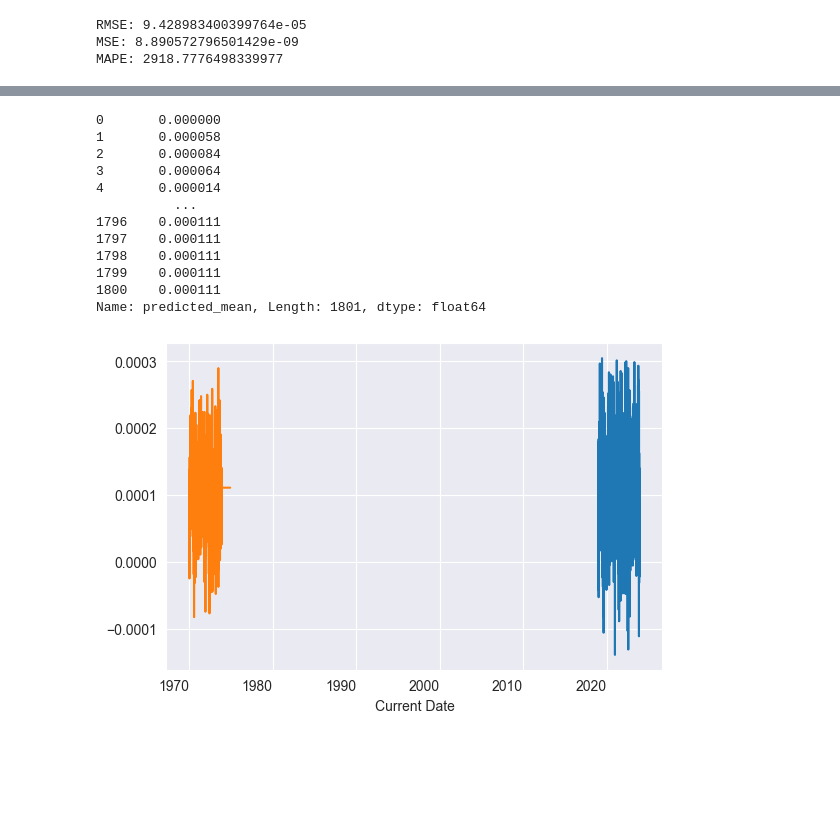
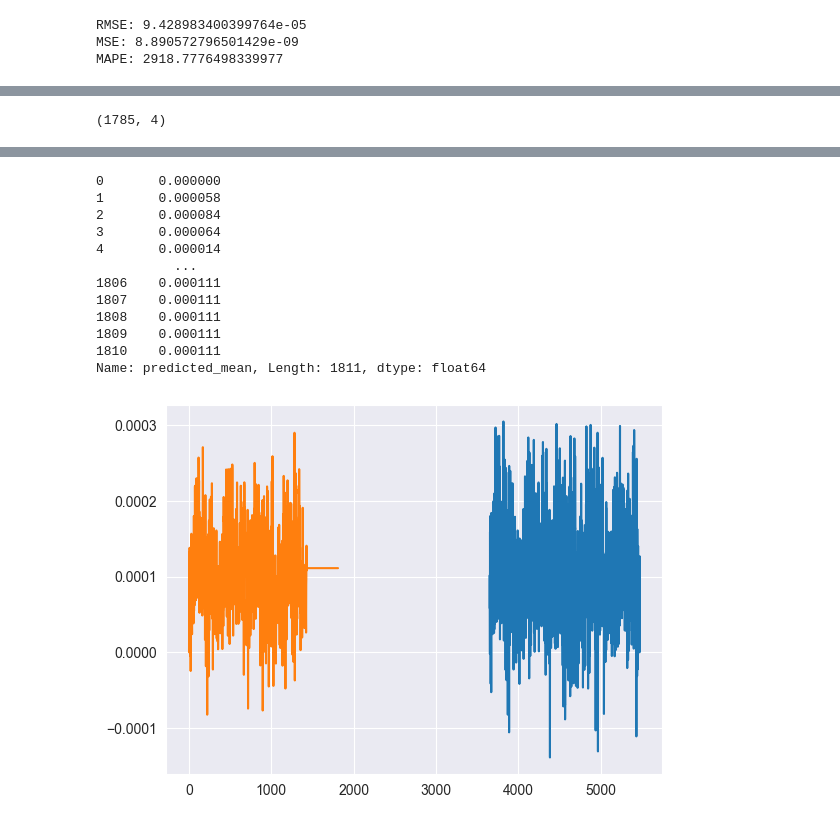
Before and after one commit to VanujaDesilva/Analyzing-HCHO-Gas-Levels-in-Sri-Lanka, a Jupyter notebook: DataPreProcessing.ipynb, the cells around one changed output, grey strips where cells are left out. Saved outputs shown, nothing was run; the diff lists cells and outputs as text; code cells hidden in the pictures; blank space fills up the shorter version.

```diff
--- a/DataPreProcessing.ipynb
+++ b/DataPreProcessing.ipynb
@@ -97,9 +97,9 @@ jaffna_df
 | 5477 | 0.000065 | Jaffna Proper | 2023-12-31 | 2024-01-01 |
 1826 rows × 4 columns
 # %%
-jaffna_df= jaffna_df.drop(columns=['Next Date'])
-jaffna_df["Current Date"] = pd.to_datetime(jaffna_df["Current Date"])
-jaffna_df.set_index("Current Date", inplace=True)
+# jaffna_df= jaffna_df.drop(columns=['Next Date'])
+# jaffna_df["Current Date"] = pd.to_datetime(jaffna_df["Current Date"])
+# jaffna_df.set_index("Current Date", inplace=True)
 # %%
 deniyaya_df
 # %% [output]
@@ -941,3 +933,7 @@ Freq: D, Name: predicted_mean, Length: 1801, dtype: float64
+# %%
+jaffna_df.shape
+# %% [output]
+(1785, 4)
 # %%
 # Split data into training and testing sets
 train_size = int(len(jaffna_df) * 0.8)
@@ -947,9 +943,10 @@ train_data, test_data = jaffna_df[0:train_size], jaffna_df[train_size:]
 model = ARIMA(train_data['HCHO reading'], order=(1, 1, 0))
 model_fit = model.fit()
 
-forecast = model_fit.predict(end = 1800)
+forecast = model_fit.predict(start= 0, end= 1810)
 print(model_fit.summary())
 
+# jaffna_df["HCHO reading"].plot()
 jaffna_df["HCHO reading"].plot()
 forecast.plot()
 forecast
@@ -963,24 +960,24 @@ Time:                        11:37:02   BIC                         -23231.510
 Sample:                             0   HQIC                        -23238.105
                                - 1428
 Covariance Type:                  opg
 ==============================================================================
                  coef    std err          z      P>|z|      [0.025      0.975]
 ------------------------------------------------------------------------------
 ... (8 lines left out)
 
 Warnings:
 [1] Covariance matrix calculated using the outer product of gradients (complex-step).
 [2] Covariance matrix is singular or near-singular, with condition number    inf. Standard errors may be unstable.
 0       0.000000
 1       0.000058
 2       0.000084
 3       0.000064
 4       0.000014
           ...
-1796    0.000111
-1797    0.000111
-1798    0.000111
-1799    0.000111
-1800    0.000111
-Name: predicted_mean, Length: 1801, dtype: float64
+1806    0.000111
+1807    0.000111
+1808    0.000111
+1809    0.000111
+1810    0.000111
+Name: predicted_mean, Length: 1811, dtype: float64
-[figure, old version]
+[figure, new version]
```
Also changed, not shown: parts of 20 cells of this notebook.
